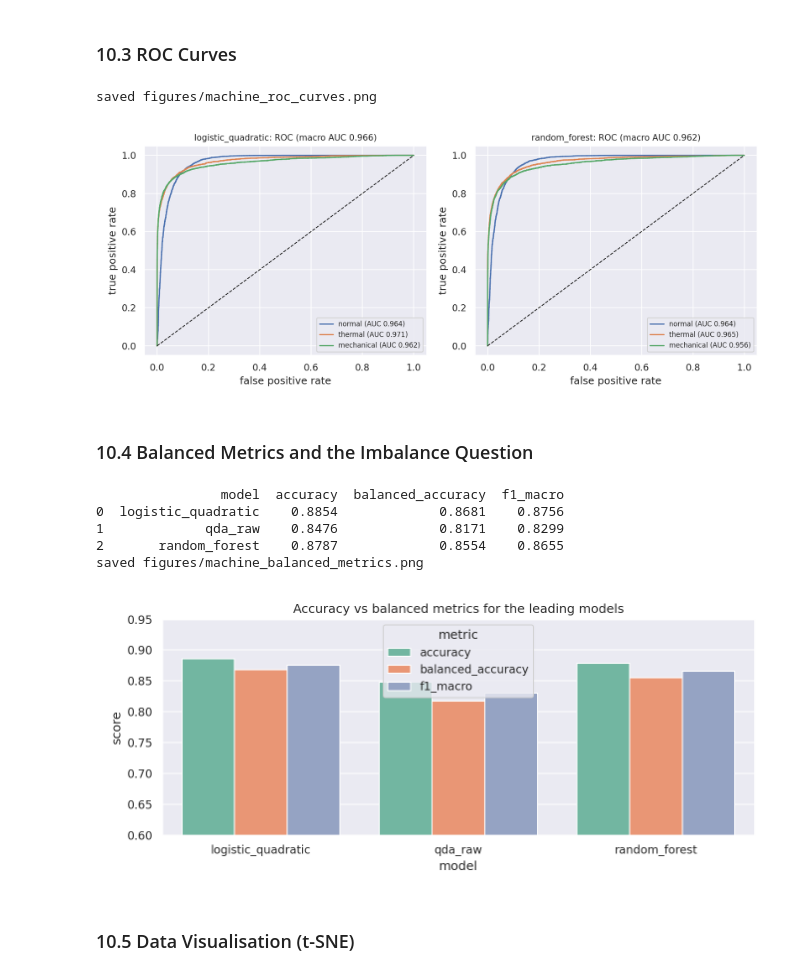
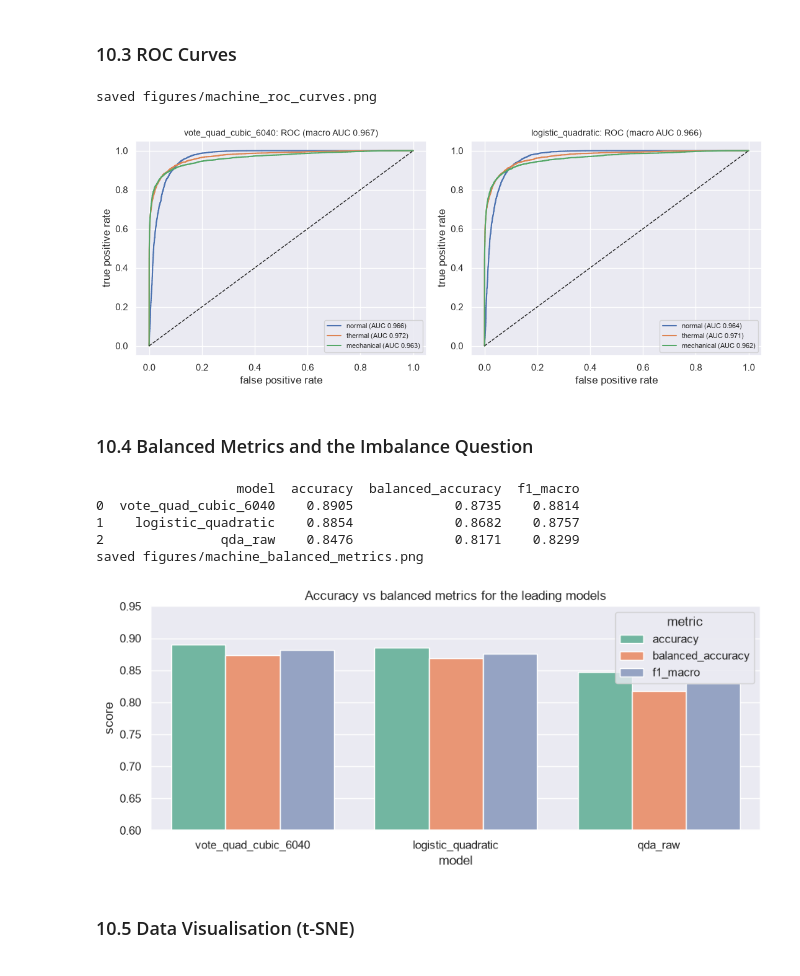
Before and after one commit to TimeATronics/AIT511_Project1, a Jupyter notebook: notebooks/mt2026012-ind-machine-condition-classification.ipynb, the cells around one changed output. Saved outputs shown, nothing was run; the diff lists cells and outputs as text; code cells hidden in the pictures.

```diff
--- a/notebooks/mt2026012-ind-machine-condition-classification.ipynb
+++ b/notebooks/mt2026012-ind-machine-condition-classification.ipynb
@@ -87,9 +87,18 @@ for candidate in KAGGLE_CANDIDATES:
 if DATA is not None:
     BASE = Path("/kaggle/working")
 else:
-    BASE = Path.cwd()
-    if not (BASE / "data").exists() and (BASE / "nb" / "data").exists():
-        BASE = BASE / "nb"
+    BASE = None
+    for folder in [Path.cwd(), *Path.cwd().parents]:
+        if (folder / "MT2026012" / "data" / "machine_condition").exists():
+            BASE = folder / "MT2026012"
+            break
+        if (folder / "data" / "machine_condition").exists():
+            BASE = folder
+            break
+    if BASE is None:
+        raise FileNotFoundError(
+            "Could not find the competition files. Run from the repository folder."
+        )
     DATA = BASE / "data" / "machine_condition"
 
 FIGURES = BASE / "figures"
@@ -916,9 +911,11 @@ We compare the three best models: the quadratic logistic regression and the rand
 # %%
 diagnostic_models = {
+    "vote_quad_cubic_6040": VotingClassifier([
+        ("quad", polynomial_logistic(scaled, degree=2, C=1.0)),
+        ("cubic", polynomial_logistic(scaled, degree=3, C=0.3)),
+    ], voting="soft", weights=[0.6, 0.4]),
     "logistic_quadratic": polynomial_logistic(scaled, degree=2, C=1.0),
     "qda_raw": Pipeline([("prep", raw_scaled), ("model", QuadraticDiscriminantAnalysis(reg_param=0.1))]),
-    "random_forest": Pipeline([("prep", plain), ("model", RandomForestClassifier(
-        n_estimators=300, max_depth=14, random_state=SEED, n_jobs=-1))]),
 }
 
 oof_predictions, oof_probabilities = {}, {}
@@ -969,24 +966,24 @@ The quadratic logistic regression reaches recall 93.7% on normal, 83.3% on therm
 ### 10.3 ROC Curves
 # %%
 fig, axes = plt.subplots(1, 2, figsize=(11, 4.5))
-for axis, name in zip(axes, ["logistic_quadratic", "random_forest"]):
+for axis, name in zip(axes, ["vote_quad_cubic_6040", "logistic_quadratic"]):
     probability = oof_probabilities[name]
     for index, class_name in enumerate(CLASS_NAMES):
         binary = (y_train == index).astype(int)
         fpr, tpr, _ = roc_curve(binary, probability[:, index])
         auc = roc_auc_score(binary, probability[:, index])
         axis.plot(fpr, tpr, label=f"{class_name} (AUC {auc:.3f})")
     axis.plot([0, 1], [0, 1], "k--", linewidth=1)
     axis.set_xlabel("false positive rate")
     axis.set_ylabel("true positive rate")
     overall = roc_auc_score(y_train, probability, multi_class="ovr")
     axis.set_title(f"{name}: ROC (macro AUC {overall:.3f})", fontsize=10)
     axis.legend(fontsize=8)
 save_figure(fig, "machine_roc_curves.png")
 plt.show()
 # %% [output]
 saved figures/machine_roc_curves.png
-[figure, old version]
+[figure, new version]
 # %% [markdown]
 ### 10.4 Balanced Metrics and the Imbalance Question
 # %%
@@ -1009,12 +1006,12 @@ axis.set_title("Accuracy vs balanced metrics for the leading models")
 save_figure(fig, "machine_balanced_metrics.png")
 plt.show()
 # %% [output]
-                model  accuracy  balanced_accuracy  f1_macro
-0  logistic_quadratic    0.8854             0.8681    0.8756
-1             qda_raw    0.8476             0.8171    0.8299
-2       random_forest    0.8787             0.8554    0.8655
+                  model  accuracy  balanced_accuracy  f1_macro
+0  vote_quad_cubic_6040    0.8905             0.8735    0.8814
+1    logistic_quadratic    0.8854             0.8682    0.8757
+2               qda_raw    0.8476             0.8171    0.8299
 saved figures/machine_balanced_metrics.png
-[figure, old version]
+[figure, new version]
 # %% [markdown]
 ### 10.5 Data Visualisation (t-SNE)
 # %%
```
Also changed, not shown: parts of 52 cells of this notebook.
